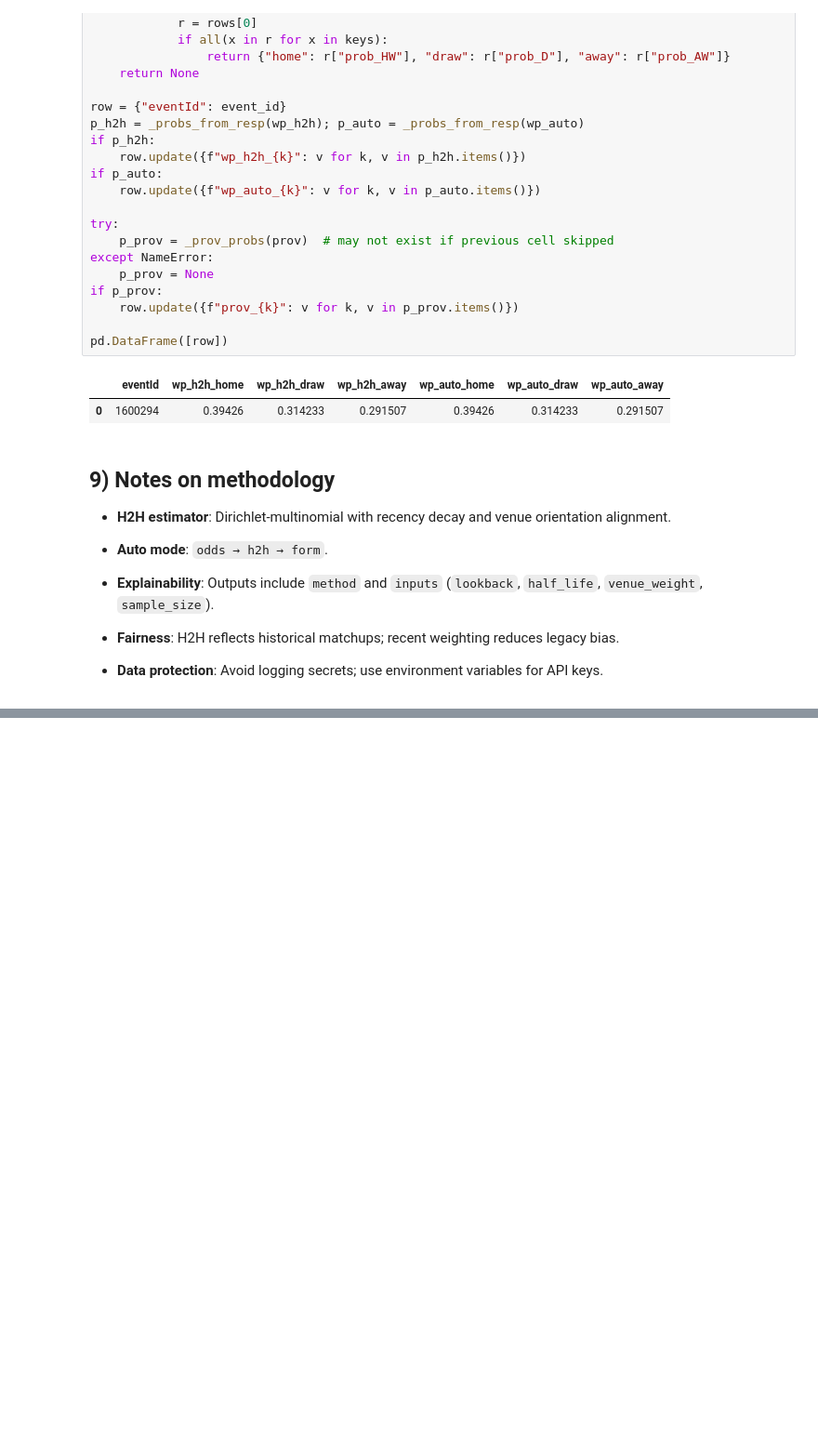
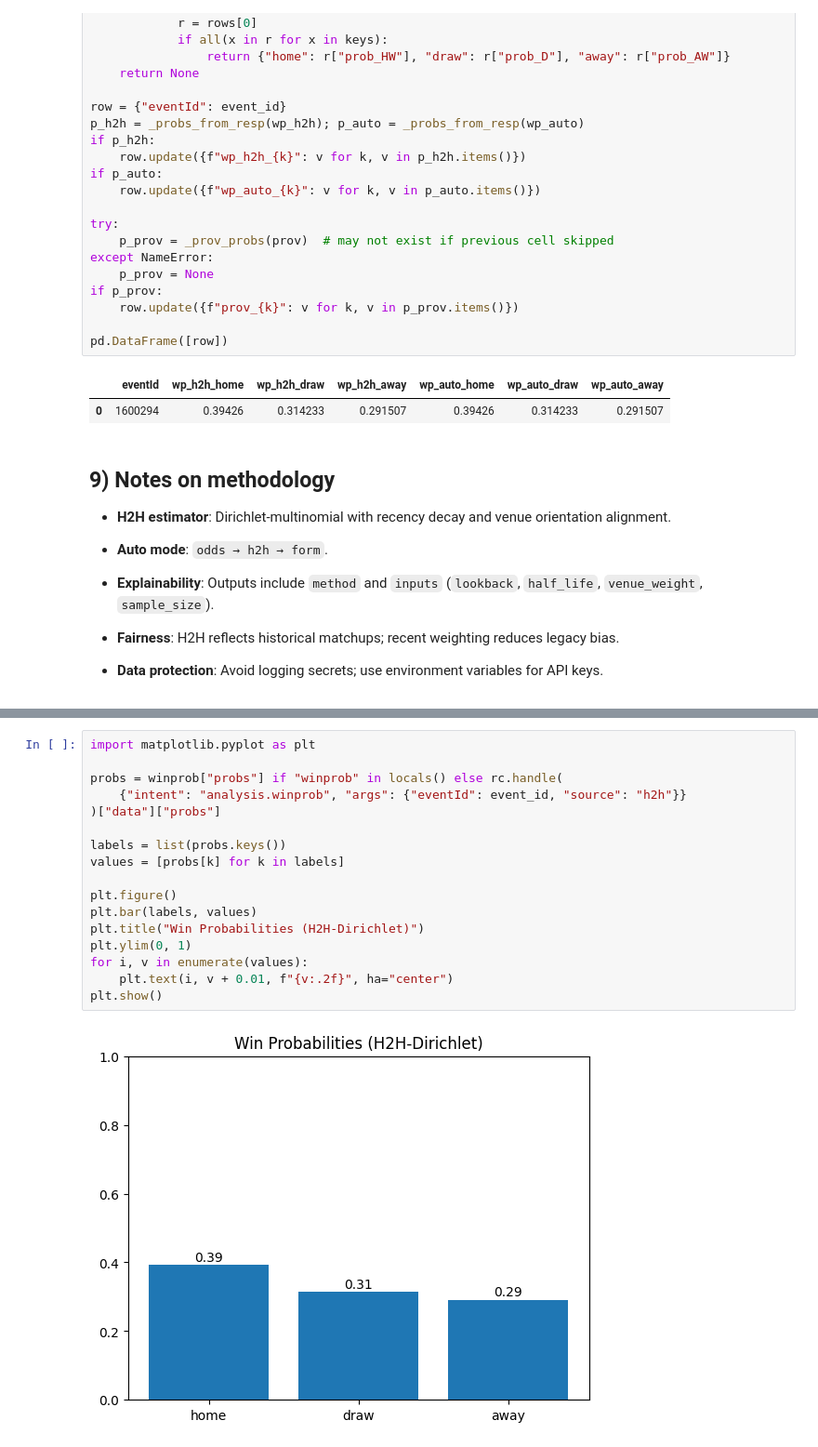
Before and after one commit to SYNCODE-SLIIT/Sports-Analysis, a Jupyter notebook: sports-ai/notebooks/Live_H2H_WinProb_Analysis.ipynb, the cells around one changed output, grey strips where cells are left out. Shown at 93% size. Cells and saved outputs as stored; diff of their text form; blank space fills up the shorter version.

```diff
--- a/sports-ai/notebooks/Live_H2H_WinProb_Analysis.ipynb
+++ b/sports-ai/notebooks/Live_H2H_WinProb_Analysis.ipynb
@@ -289,0 +404,19 @@ pd.DataFrame([row])
+# %%
+import matplotlib.pyplot as plt
+
+probs = winprob["probs"] if "winprob" in locals() else rc.handle(
+    {"intent": "analysis.winprob", "args": {"eventId": event_id, "source": "h2h"}}
+)["data"]["probs"]
+
+labels = list(probs.keys())
+values = [probs[k] for k in labels]
+
+plt.figure()
+plt.bar(labels, values)
+plt.title("Win Probabilities (H2H-Dirichlet)")
+plt.ylim(0, 1)
+for i, v in enumerate(values):
+    plt.text(i, v + 0.01, f"{v:.2f}", ha="center")
+plt.show()
+# %% [output]
+[figure, added]
```
Also changed, not shown: parts of 7 cells of this notebook, 3 other files.
